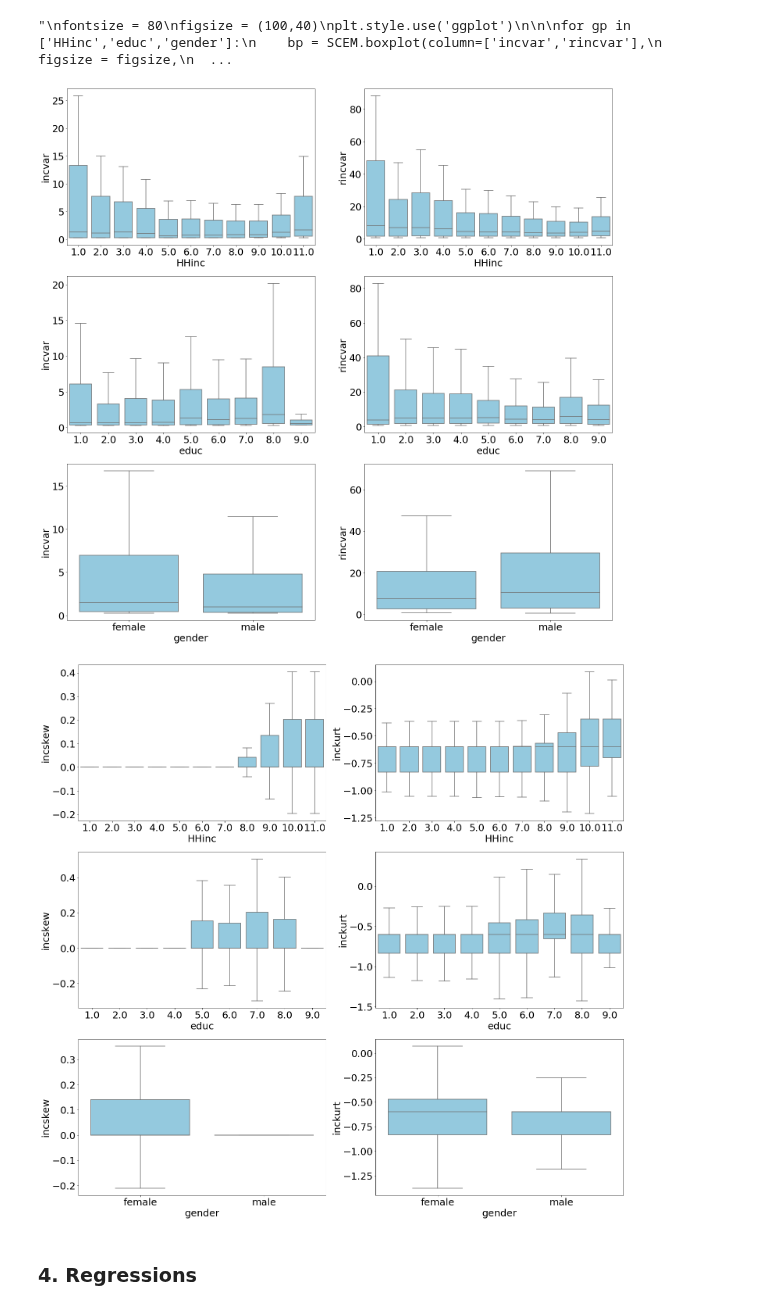
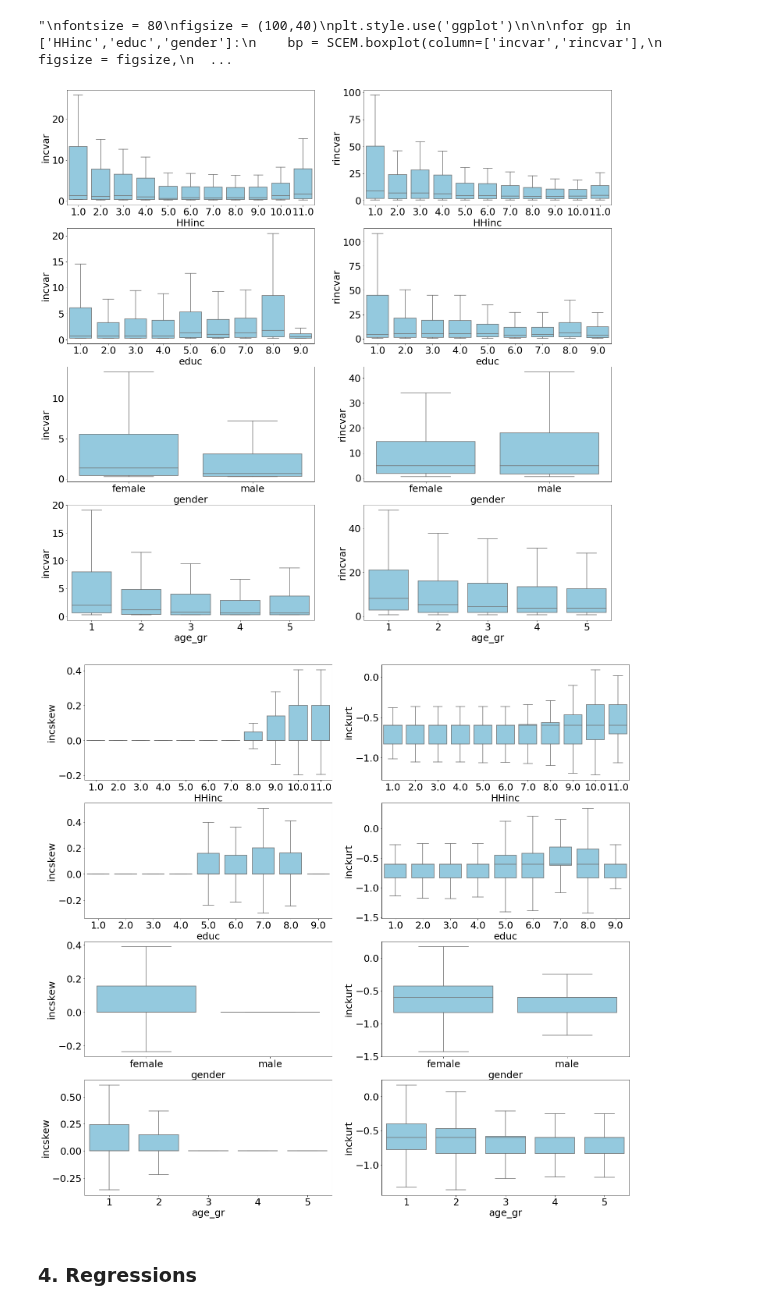
Before and after one commit to iworld1991/IncExpProject, a Jupyter notebook: WorkingFolder/PythonCode/MicroRiskProfile.ipynb, the cells around one changed output. Drawn from its saved outputs; the diff is of its cells as text; code cells hidden in the pictures.

```diff
--- a/WorkingFolder/PythonCode/MicroRiskProfile.ipynb
+++ b/WorkingFolder/PythonCode/MicroRiskProfile.ipynb
@@ -177,6 +177,12 @@ cleanup_nums = {'parttime': {0: 'no', 1: 'yes'},
                 'gender':{1:'male',2:'female'}}
 SCEM.replace(cleanup_nums,
              inplace = True)
+# %%
+## create age group
+
+SCEM['age_gr'] = pd.cut(SCEM['age'],
+                        5,
+                        labels=[1,2,3,4,5])
 # %%
 ## categorical variables
 
@@ -195,2 +201,7 @@ sns.heatmap(SCEM.corr(), annot=True)
 # %% [markdown]
 ###  3. Histograms
+# %%
+## by ages
+
+for mom in ['incexp']:
+    SCEM.groupby('age')[mom].mean().plot.bar(title = mom)
@@ -267,45 +280,45 @@ for gp in ['HHinc','educ','gender']:
 # %%
 ## variances by groups
 
-gplist = ['HHinc','educ','gender']
+gplist = ['HHinc','educ','gender','age_gr']
 momlist = ['incvar','rincvar']
 incg_lb = list(inc_grp.values())
 
 
 ## plot
 
-fig,axes = plt.subplots(3,2,figsize =(25,25))
+fig,axes = plt.subplots(len(gplist),2,figsize =(25,25))
 
-for i in range(3):
+for i in range(len(gplist)):
     for j in range(2):
         gp = gplist[i]
         mom = momlist[j]
         if gplist[i] =='HHinc':
             bp = sns.boxplot(x = gp,
                             y = mom,
                             data = SCEM,
                             color = 'skyblue',
                             ax = axes[i,j],
                             whis = True,
                             showfliers = False)
         else:
             bp = sns.boxplot(x = gp,
                              y = mom,
                              data = SCEM,
                              color = 'skyblue',
                              ax = axes[i,j],
                              showfliers = False)
 
         # settings
         bp.set_xlabel(gp,fontsize = 25)
-        bp.tick_params(labelsize=25)
+        bp.tick_params(labelsize = 25)
         bp.set_ylabel(mom,fontsize = 25)
 
 plt.savefig('../Graphs/ind/boxplot.jpg')
 # %% [output]
-[figure, old version]
+[figure, new version]
 # %%
-## skewness by groups
+## skewness and kurtosis by groups
 
 momlist = ['incskew','inckurt']
 incg_lb = list(inc_grp.values())
@@ -313,9 +326,9 @@ incg_lb = list(inc_grp.values())
 
 ## plot
 
-fig,axes = plt.subplots(3,2,figsize =(25,25))
+fig,axes = plt.subplots(len(gplist),2,figsize =(25,25))
 
-for i in range(3):
+for i in range(len(gplist)):
     for j in range(2):
         gp = gplist[i]
         mom = momlist[j]
@@ -342,7 +355,7 @@ for i in range(3):
 
 plt.savefig('../Graphs/ind/boxplot2.jpg')
 # %% [output]
-[figure, old version]
+[figure, new version]
 # %% [markdown]
 ###  4. Regressions
 # %%
```
Also changed, not shown: parts of 2 cells of this notebook, 6 other files.
